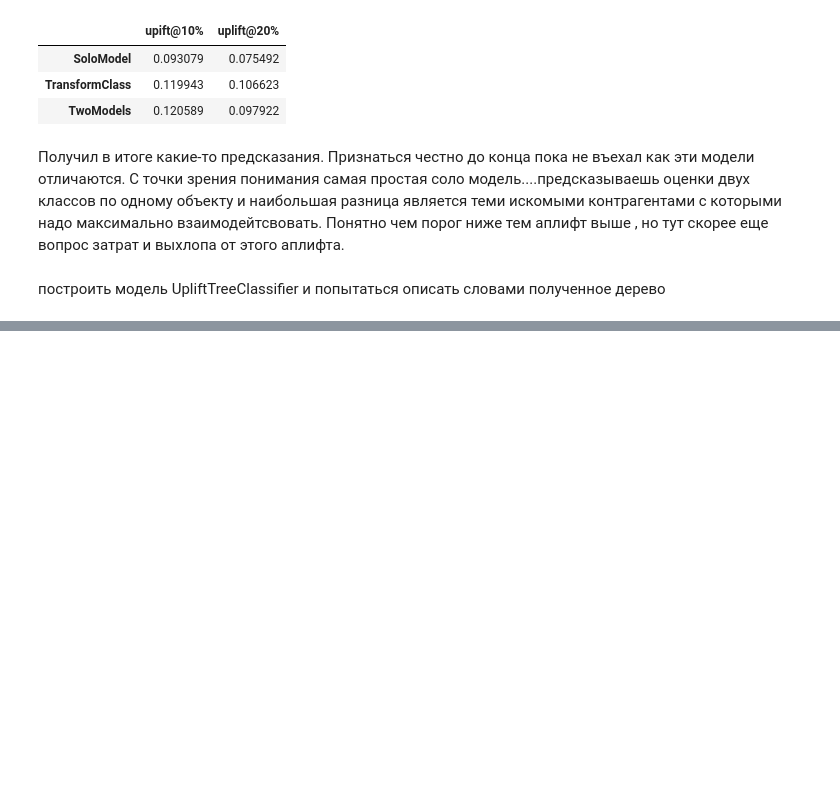
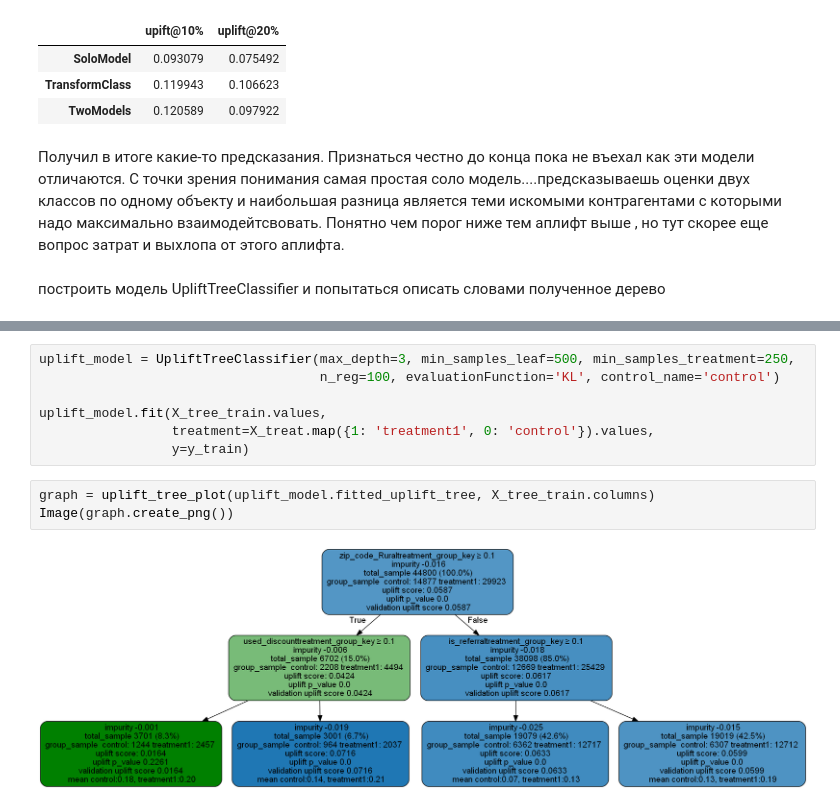
Before and after one commit to AShelpov/ML_in_business, a Jupyter notebook: HW_4.ipynb, the cells around one changed output, grey strips where cells are left out. Drawn from its saved outputs; the diff is of its cells as text; blank space fills up the shorter version.

```diff
--- a/HW_4.ipynb
+++ b/HW_4.ipynb
@@ -286,0 +260,12 @@ pipe_df.transform(X_train)
+# %%
+uplift_model = UpliftTreeClassifier(max_depth=3, min_samples_leaf=500, min_samples_treatment=250,
+                                    n_reg=100, evaluationFunction='KL', control_name='control')
+
+uplift_model.fit(X_tree_train.values,
+                 treatment=X_treat.map({1: 'treatment1', 0: 'control'}).values,
+                 y=y_train)
+# %%
+graph = uplift_tree_plot(uplift_model.fitted_uplift_tree, X_tree_train.columns)
+Image(graph.create_png())
+# %% [output]
+[figure, added]
```
Also changed, not shown: parts of 17 cells of this notebook.
